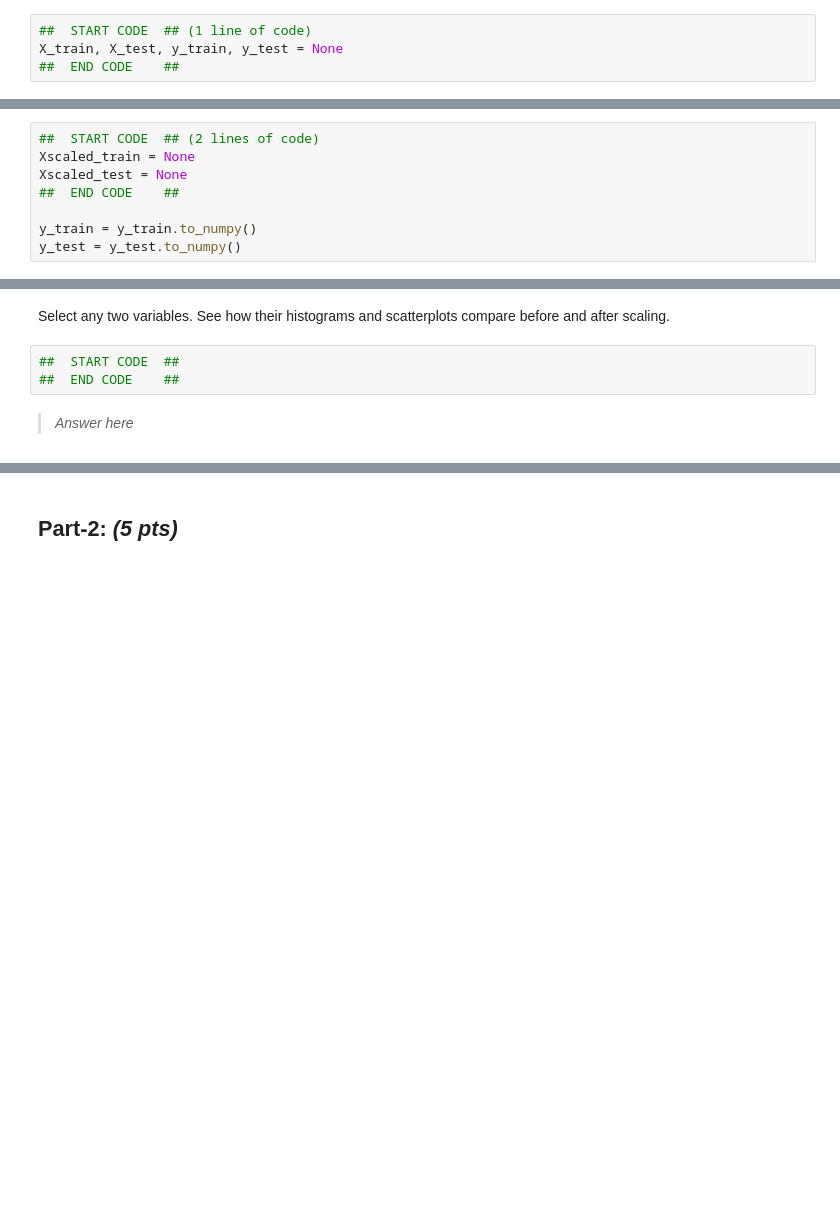
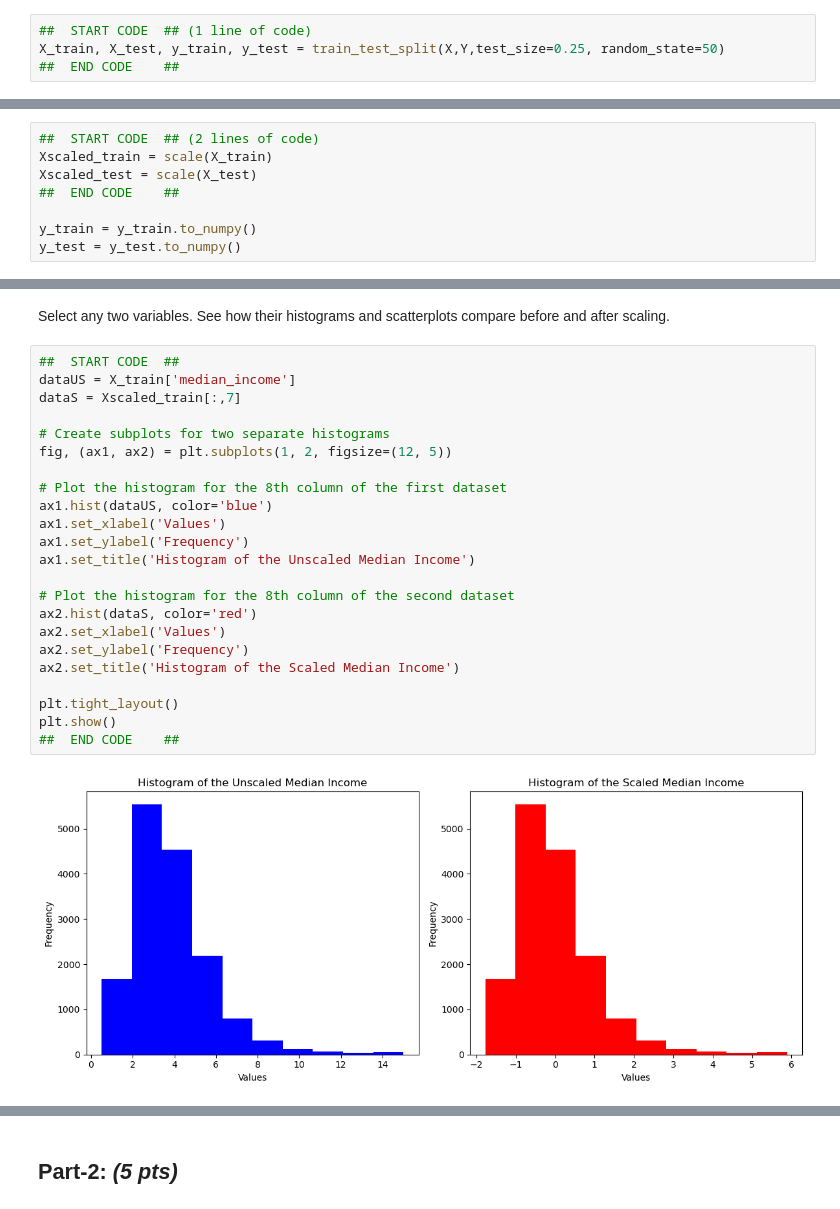
Before and after one commit to milindbhatiaa/Advance_Machine_Learning, a Jupyter notebook: HW_1_Milind_Bhatia.ipynb, the cells around one changed output, grey strips where cells are left out. Cells and saved outputs as stored; diff of their text form; blank space fills up the shorter version.

```diff
--- a/HW_1_Milind_Bhatia.ipynb
+++ b/HW_1_Milind_Bhatia.ipynb
@@ -137,14 +138,14 @@ df.head()
 Split the data into a training set (75% of data) and a test set (25% of data), using the train_test_split function with random_state = 50.
 # %%
 ##  START CODE  ## (1 line of code)
-X_train, X_test, y_train, y_test = None
+X_train, X_test, y_train, y_test = train_test_split(X,Y,test_size=0.25, random_state=50)
 ##  END CODE    ##
 # %% [markdown]
 Scale the data (not including target) so that each of the independent variables would have zero mean and unit variance. You can use the sklearn.preprocessing.scale function for this.
 # %%
 ##  START CODE  ## (2 lines of code)
-Xscaled_train = None
-Xscaled_test = None
+Xscaled_train = scale(X_train)
+Xscaled_test = scale(X_test)
 ##  END CODE    ##
 
 y_train = y_train.to_numpy()
@@ -157,7 +170,27 @@ Print the first 5 rows of the training set after scaling
 # %% [markdown]
 Select any two variables. See how their histograms and scatterplots compare before and after scaling.
-# %%
-##  START CODE  ##
-##  END CODE    ##
-# %% [markdown]
-> *Answer here*
+# %%
+##  START CODE  ##
+dataUS = X_train['median_income']
+dataS = Xscaled_train[:,7]
+
+# Create subplots for two separate histograms
+fig, (ax1, ax2) = plt.subplots(1, 2, figsize=(12, 5))
+
+# Plot the histogram for the 8th column of the first dataset
+ax1.hist(dataUS, color='blue')
+ax1.set_xlabel('Values')
+ax1.set_ylabel('Frequency')
+ax1.set_title('Histogram of the Unscaled Median Income')
+
+# Plot the histogram for the 8th column of the second dataset
+ax2.hist(dataS, color='red')
+ax2.set_xlabel('Values')
+ax2.set_ylabel('Frequency')
+ax2.set_title('Histogram of the Scaled Median Income')
+
+plt.tight_layout()
+plt.show()
+##  END CODE    ##
+# %% [output]
+[figure, added]
```
Also changed, not shown: parts of 28 cells of this notebook, 2 other files.
